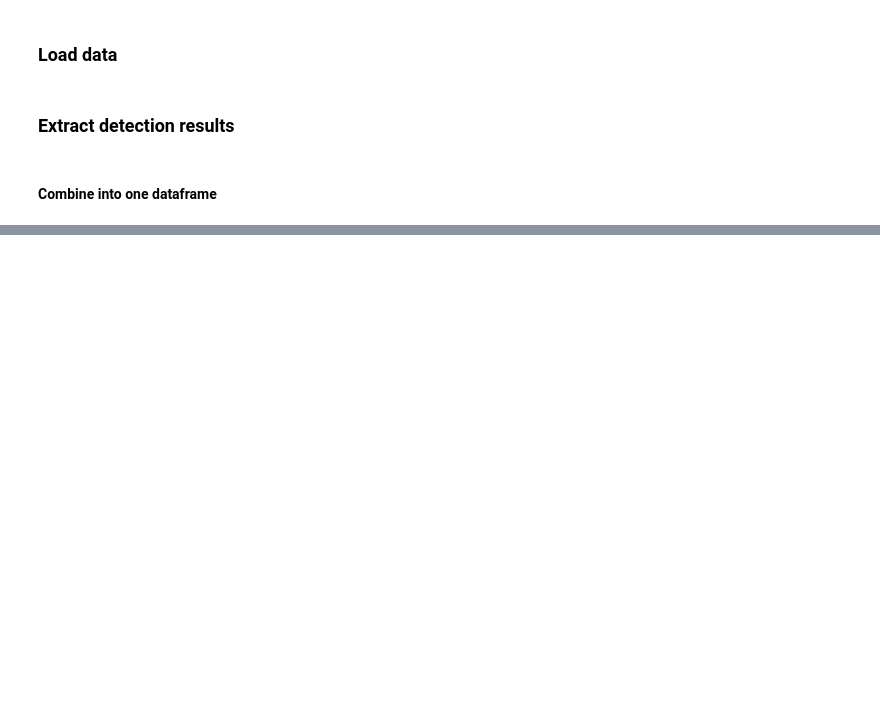
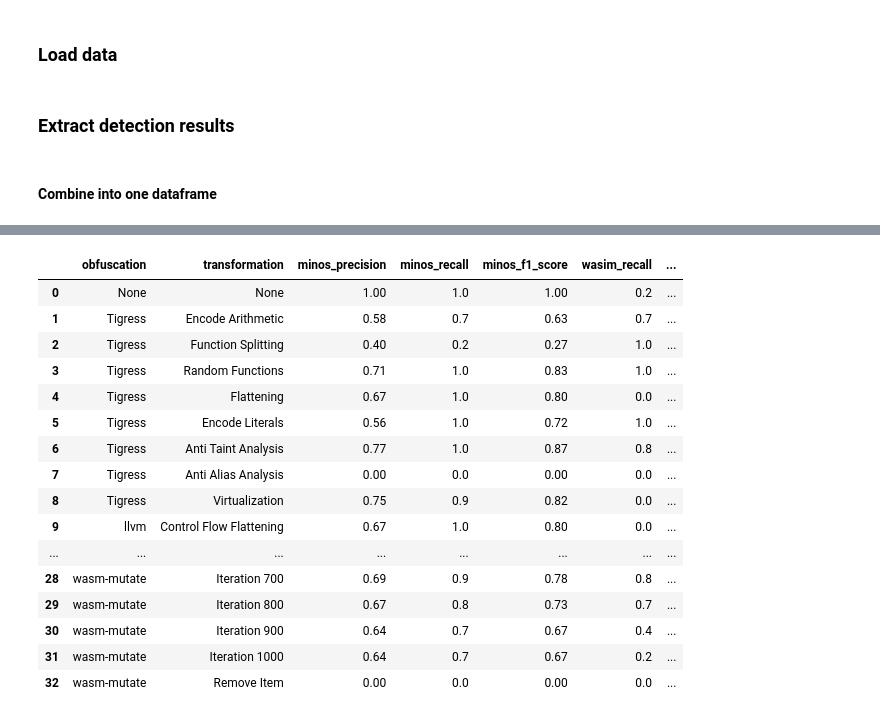
Before and after one commit to HakonHarnes/wasm-obf, a Jupyter notebook: analysis/detectability.ipynb, the cells around one changed output, grey strips where cells are left out. Drawn from its saved outputs; the diff is of its cells as text; code cells hidden in the pictures; blank space fills up the shorter version.

```diff
--- a/analysis/detectability.ipynb
+++ b/analysis/detectability.ipynb
@@ -146,6 +176,9 @@ wasm_mutate_unoptimized_results = extract_detection_results(filtered_wasm_mutate
 wasm_mutate_optimized_results = extract_detection_results(filtered_wasm_mutate_data_optimized, optimization="optimized", obfuscation="wasm-mutate")
 
 df = pd.concat([unobfuscated_unoptimized_results, unobfuscated_optimized_results, tigress_unoptimized_results, tigress_optimized_results, llvm_unoptimized_results, llvm_optimized_results, wasm_mutate_unoptimized_results, wasm_mutate_optimized_results], ignore_index=True)
+df_unoptimized = pd.concat([unobfuscated_unoptimized_results, tigress_unoptimized_results, llvm_unoptimized_results, wasm_mutate_unoptimized_results], ignore_index=True)
+
+df
 # %% [output]
 A value is trying to be set on a copy of a slice from a DataFrame.
 Try using .loc[row_indexer,col_indexer] = value instead
@@ -167 +215,98 @@ See the caveats in the documentation: https://pandas.pydata.org/pandas-docs/stab
+# %%
+def evaluate_method(df, method):
+
+    # Calculate true positive (TP), false positive (FP), false negative (FN), and true negative (TN)
+    TP = sum((df[method] == 1) & (df["ground_truth"] == 1))
+    FP = sum((df[method] == 1) & (df["ground_truth"] == 0))
+    FN = sum((df[method] == 0) & (df["ground_truth"] == 1))
+    TN = sum((df[method] == 0) & (df["ground_truth"] == 0))
+
+    # Calculate precision, recall, and F1-score
+    precision = round(TP / (TP + FP) if TP + FP > 0 else 0, 2)
+    recall = round(TP / (TP + FN) if TP + FN > 0 else 0, 2)
+    f1_score = round((2 * precision * recall) / (precision + recall) if precision + recall > 0 else 0, 2)
+
+    # Calculate Matthews Correlation Coefficient (MCC)
+    mcc_numerator = (TP * TN) - (FP * FN)
+    mcc_denominator = ((TP + FP) * (TP + FN) * (TN + FP) * (TN + FN)) ** 0.5
+    mcc = round(mcc_numerator / mcc_denominator if mcc_denominator > 0 else 0, 2)
+
+    return precision, recall, f1_score, mcc
+
+
+
+def calculate_metrics_by_method(df, method):
+
+    # Calculate the evaluation metrics for each subset
+    metrics = evaluate_method(df, method)
+
+    # Create a new DataFrame with the evaluation metrics
+    metrics_df = pd.DataFrame(
+        {
+            "obfuscation": [None],
+            "transformation": [None],
+            f"{method}_precision": [metrics[0]],
+            f"{method}_recall": [metrics[1]],
+            f"{method}_f1_score": [metrics[2]],
+        }
+    )
+
+    return metrics_df
+
+
+def calculate_metrics_by_obfuscation_and_method(df, method):
+    # Find unique obfuscation methods and transformations
+    unique_obfuscations = df["obfuscation"].dropna().unique()
+    unique_transformations = df["transformation"].dropna().unique()
+
+    metrics_df_list = []
+
+    # Handle the case without obfuscation
+    no_obfuscation_df = df[df["obfuscation"].isna()]
+    no_obfuscation_metrics = calculate_metrics_by_method(no_obfuscation_df, method)
+    metrics_df_list.append(no_obfuscation_metrics)
+
+    # Iterate over obfuscation methods and transformations, calculating metrics for each combination
+    for obfuscation in unique_obfuscations:
+        for transformation in unique_transformations:
+            filtered_df = df[(df["obfuscation"] == obfuscation) & (df["transformation"] == transformation)]
+            if len(filtered_df) > 0:
+                obfuscation_transformation_metrics = calculate_metrics_by_method(filtered_df, method)
+                obfuscation_transformation_metrics["obfuscation"] = obfuscation
+                obfuscation_transformation_metrics["transformation"] = transformation
+                metrics_df_list.append(obfuscation_transformation_metrics)
+
+    # Concatenate all DataFrames in the list
+    metrics_df = pd.concat(metrics_df_list, ignore_index=True)
+    return metrics_df
+
+
+minos_metrics = calculate_metrics_by_obfuscation_and_method(df_unoptimized, "minos")
+wasim_metrics = calculate_metrics_by_obfuscation_and_method(df_unoptimized, "wasim_neural")
+
+combined_metrics = minos_metrics
+combined_metrics["wasim_recall"] = wasim_metrics["wasim_neural_recall"]
+combined_metrics["wasim_precision"] = wasim_metrics["wasim_neural_precision"]
+combined_metrics["wasim_f1_score"] = wasim_metrics["wasim_neural_f1_score"]
+
+latex_table = combined_metrics.to_latex(index=False)
+minos_metrics
+# %% [output]
+|  | obfuscation | transformation | minos_precision | minos_recall | minos_f1_score | wasim_recall | ... |
+| 0 | None | None | 1.00 | 1.0 | 1.00 | 0.2 | ... |
+| 1 | Tigress | Encode Arithmetic | 0.58 | 0.7 | 0.63 | 0.7 | ... |
+| 2 | Tigress | Function Splitting | 0.40 | 0.2 | 0.27 | 1.0 | ... |
+| 3 | Tigress | Random Functions | 0.71 | 1.0 | 0.83 | 1.0 | ... |
+| 4 | Tigress | Flattening | 0.67 | 1.0 | 0.80 | 0.0 | ... |
+| 5 | Tigress | Encode Literals | 0.56 | 1.0 | 0.72 | 1.0 | ... |
+| 6 | Tigress | Anti Taint Analysis | 0.77 | 1.0 | 0.87 | 0.8 | ... |
+| 7 | Tigress | Anti Alias Analysis | 0.00 | 0.0 | 0.00 | 0.0 | ... |
+| 8 | Tigress | Virtualization | 0.75 | 0.9 | 0.82 | 0.0 | ... |
+| 9 | llvm | Control Flow Flattening | 0.67 | 1.0 | 0.80 | 0.0 | ... |
+| ... | ... | ... | ... | ... | ... | ... | ... |
+| 28 | wasm-mutate | Iteration 700 | 0.69 | 0.9 | 0.78 | 0.8 | ... |
+| 29 | wasm-mutate | Iteration 800 | 0.67 | 0.8 | 0.73 | 0.7 | ... |
+| 30 | wasm-mutate | Iteration 900 | 0.64 | 0.7 | 0.67 | 0.4 | ... |
+| 31 | wasm-mutate | Iteration 1000 | 0.64 | 0.7 | 0.67 | 0.2 | ... |
+| 32 | wasm-mutate | Remove Item | 0.00 | 0.0 | 0.00 | 0.0 | ... |
 # %% [markdown]
```
Also changed, not shown: parts of 13 cells of this notebook, 3 other files.
